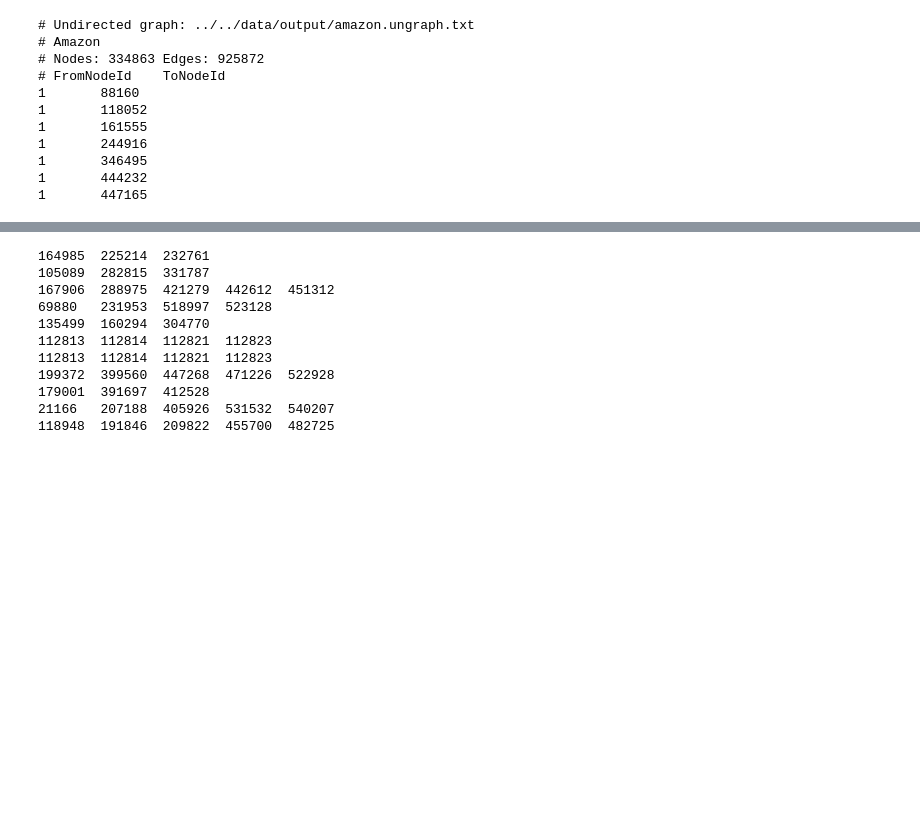
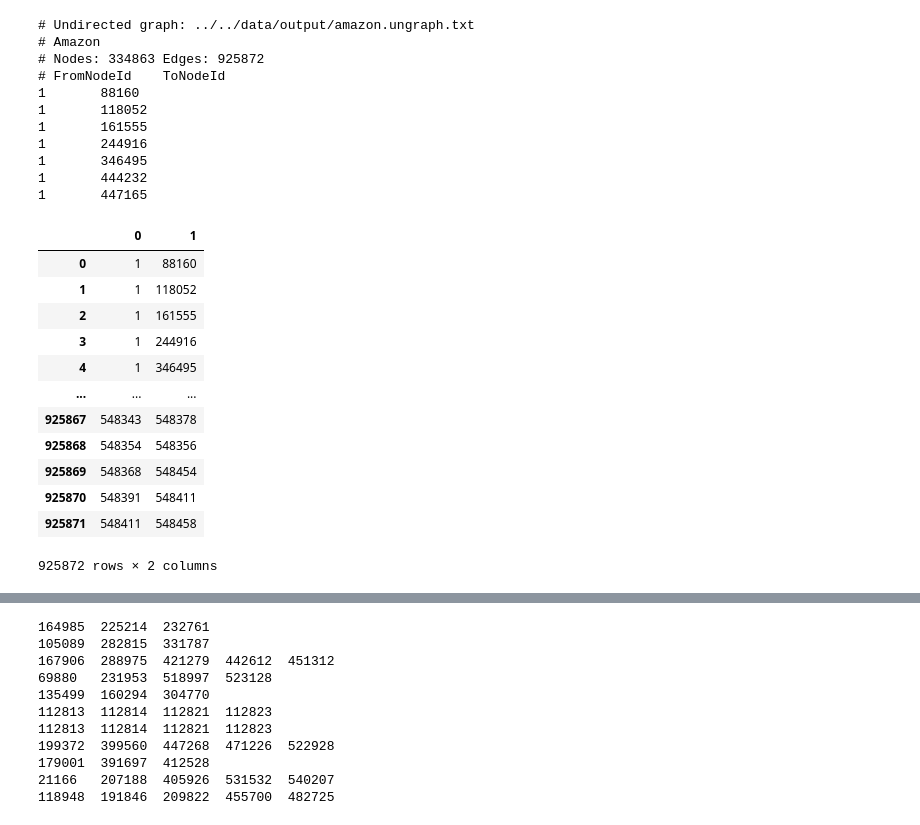
Before and after one commit to kjh8331267/NLP_Study, a Jupyter notebook: code/poincare/poincare embedding sample code.ipynb, the cells around one changed output, grey strips where cells are left out. Cells and saved outputs as stored; diff of their text form; code cells hidden in the pictures; blank space fills up the shorter version.

```diff
--- a/code/poincare/poincare embedding sample code.ipynb
+++ b/code/poincare/poincare embedding sample code.ipynb
@@ -57,5 +34,22 @@ communities.sort(key=lambda x: len(x),reverse=True)
 1       346495
 1       444232
 1       447165
+# %%
+
+pd.DataFrame(communities)
+# %% [output]
+|  | 0 | 1 |
+| 0 | 1 | 88160 |
+| 1 | 1 | 118052 |
+| 2 | 1 | 161555 |
+| 3 | 1 | 244916 |
+| 4 | 1 | 346495 |
+| ... | ... | ... |
+| 925867 | 548343 | 548378 |
+| 925868 | 548354 | 548356 |
+| 925869 | 548368 | 548454 |
+| 925870 | 548391 | 548411 |
+| 925871 | 548411 | 548458 |
+925872 rows × 2 columns
 # %%
 model = PoincareModel(train_data=communities) #, size=2 , burn_in=10 /train a bidimensional embedding with 10 burn-in epochs
```
Also changed, not shown: parts of 22 cells of this notebook.
